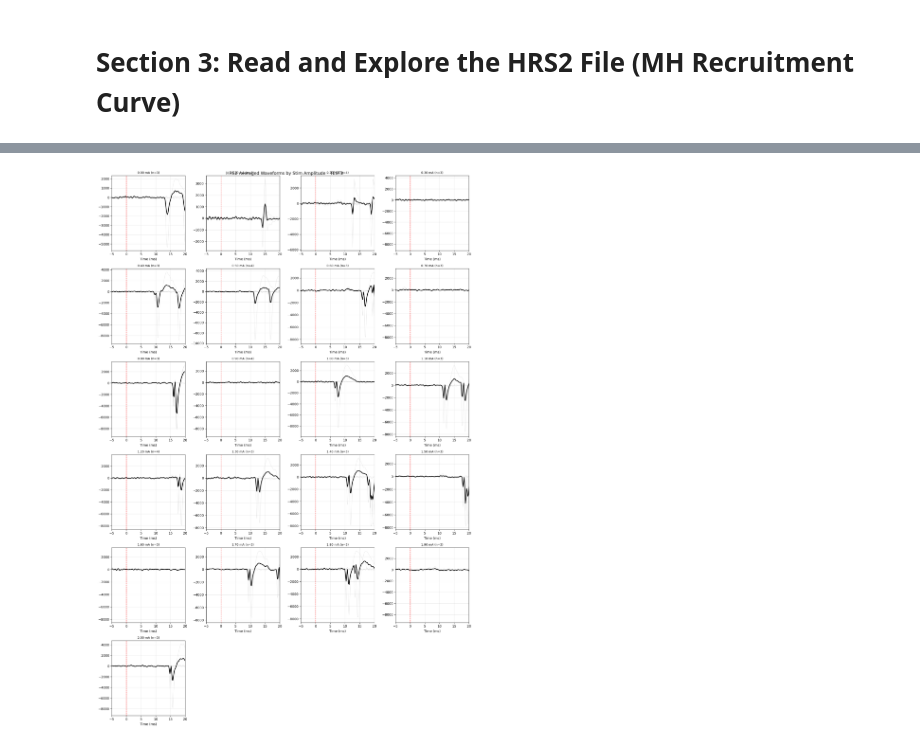
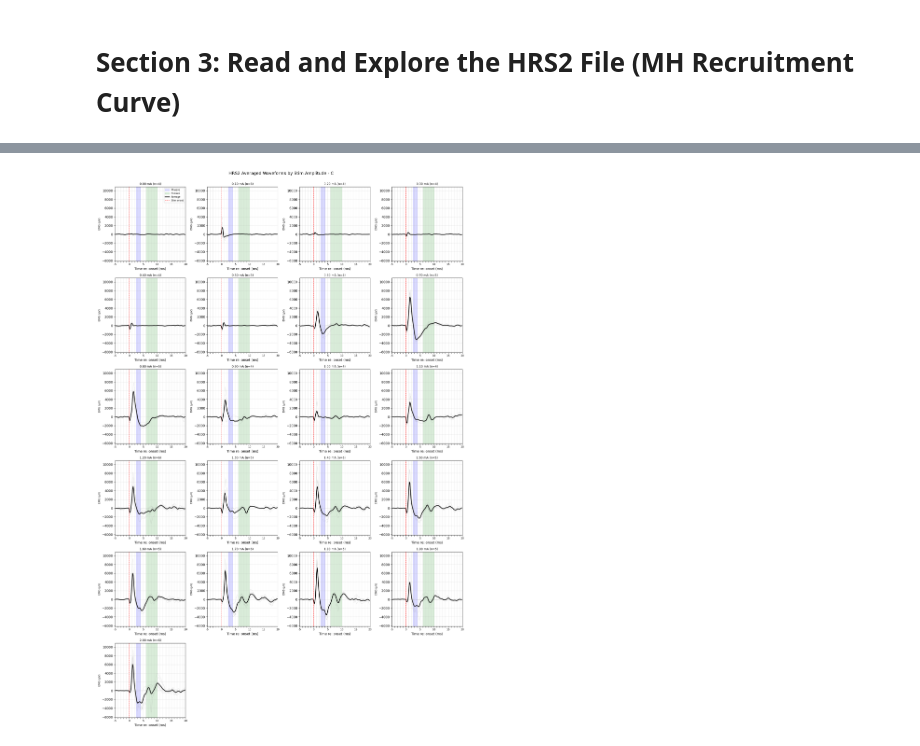
Before and after one commit to yahriels/Open-Ephys-H-Reflex-Python-Data-Analysis, a Jupyter notebook: src/open_ephys/analysis/Read_H-Reflex_App.ipynb, the cells around one changed output, grey strips where cells are left out. Drawn from its saved outputs; the diff is of its cells as text; code cells hidden in the pictures.

```diff
--- a/src/open_ephys/analysis/Read_H-Reflex_App.ipynb
+++ b/src/open_ephys/analysis/Read_H-Reflex_App.ipynb
@@ -47,7 +47,7 @@ Set `recording_dir` to the path of your recording folder.
 The `.hrs1` and `.hrs2` files will be found automatically.
 # %%
 # ---- Set your recording directory here ----
-recording_dir = "TEST2"
+recording_dir = "FirstRealTestThatWOrkedddd"
 
 hrs1_path, hrs2_path = find_hrs_files(recording_dir)
 print(f"Recording directory: {recording_dir}")
@@ -160,6 +160,5 @@ Stats: min=78.17, Q1=83.73, median=87.66, Q3=93.24, max=119.96, std=9.80
 # %%
 # ---- Plot HRS1: Individual Trial Waveforms (first 6 trials) ----
-SAMPLE_RATE = 5000.0  # Hz (from the app)
 n_show = min(6, len(hrs1_trials))
 
 fig, axes = plt.subplots(2, 3, figsize=(16, 8))
@@ -331,3 +364,5 @@ if len(hrs2_emg_blocks) > 0:
+# %%
+shared_ylim = (-1500, 1500)  # Set a common y-axis limit for all trial plots
 # %%
 # ---- Plot HRS2: Interactive Trial Viewer ----
 # Paged 2x3 grid with per-trial zoom and ADC sync overlay toggle.
@@ -358,7 +393,7 @@ else:
     _all_emg = np.concatenate([d['emg'] for d in trial_plot_data])
     _lo, _hi = float(np.nanmin(_all_emg)), float(np.nanmax(_all_emg))
     _pad = max(0.08 * (_hi - _lo), 1.0)
-    shared_ylim = (_lo - _pad, _hi + _pad)
+    shared_ylim1 = (_lo - _pad, _hi + _pad)
 
     #  Pages
     pages = [trial_plot_data[i:i+N_PER_PAGE]
@@ -385,6 +420,7 @@ else:
         ax.tick_params(labelsize=fsz - 1)
         ax.grid(True, alpha=0.3)
         ax.set_ylim(shared_ylim)
+        #ax.set_ylim(shared_ylim1)
 
         legend_h = [h_onset]
         legend_l = ['Stim onset']
@@ -774,51 +955,85 @@ else:
 # %%
 # ---- Plot HRS2: Averaged Waveforms Grouped by Stimulation Amplitude ----
+# Trials are aligned to detected stim onset via get_trial_window() before averaging.
+# M- and H-wave windows are shaded on every subplot.
 from collections import defaultdict
 
+PRE_AVG_MS  = 5.0   # ms before stim onset
+POST_AVG_MS = 20.0  # ms after  stim onset
+
+M_WAVE_START_MS = 2.5
+M_WAVE_END_MS   = 4.0
+H_WAVE_START_MS = 6.0
+H_WAVE_END_MS   = 10.0
+
 if len(hrs2_trials) > 0:
-    # Group trials by stim amplitude
+    # Build onset-aligned windows grouped by amplitude
     groups = defaultdict(list)
     for trial in hrs2_trials:
         key = round(trial.stimulation_amplitude_ma, 2)
-        groups[key].append(trial.trial_data)
+        t_ms_win, emg_win, _, _ = get_trial_window(trial, PRE_AVG_MS, POST_AVG_MS)
+        groups[key].append((t_ms_win, emg_win))
+
+    # Shared y-limits across all individual traces (same approach as interactive viewer)
+    _all_emg = np.concatenate([emg for windows in groups.values() for _, emg in windows])
+    _lo, _hi = float(np.nanmin(_all_emg)), float(np.nanmax(_all_emg))
+    _pad = max(0.08 * (_hi - _lo), 1.0)
+    shared_ylim = (_lo - _pad, _hi + _pad)
 
     sorted_amps = sorted(groups.keys())
     n_groups = len(sorted_amps)
     n_cols = 4
     n_rows = int(np.ceil(n_groups / n_cols))
 
+    # Tick every integer, label only multiples of 5
+    x_ticks  = np.arange(-int(PRE_AVG_MS), int(POST_AVG_MS) + 1, 1)
+    x_labels = [str(t) if t % 5 == 0 else '' for t in x_ticks]
+
     fig, axes = plt.subplots(n_rows, n_cols, figsize=(16, 4 * n_rows))
     axes = np.array(axes).flatten()
 
     for idx, amp in enumerate(sorted_amps):
         ax = axes[idx]
-        waveforms = groups[amp]
+        windows = groups[amp]
 
-        # Pad/truncate to common length
-        max_len = max(len(w) for w in waveforms)
-        padded = np.full((len(waveforms), max_len), np.nan)
-        for k, w in enumerate(waveforms):
-            padded[k, :len(w)] = w
+        t_ref = windows[0][0]
+        n_pts = len(t_ref)
 
-        t_ms = (np.arange(max_len) - BIN_SAMPLES) * MS_PER_SAMPLE
+        padded = np.full((len(windows), n_pts), np.nan)
+        for k, (_, emg) in enumerate(windows):
+            n = min(len(emg), n_pts)
+            padded[k, :n] = emg[:n]
+
         avg = np.nanmean(padded, axis=0)
 
-        # Plot individual traces faintly
+        # M- and H-wave shaded regions (drawn first so traces render on top)
+        ax.axvspan(M_WAVE_START_MS, M_WAVE_END_MS, color='blue',  alpha=0.15, label='M-wave')
+        ax.axvspan(H_WAVE_START_MS, H_WAVE_END_MS, color='green', alpha=0.15, label='H-wave')
+
         for row in padded:
-            ax.plot(t_ms, row, color='gray', alpha=0.3, linewidth=0.5)
+            ax.plot(t_ref, row, color='gray', alpha=0.3, linewidth=0.5)
 
-        # Plot average
-        ax.plot(t_ms, avg, color='black', linewidth=2)
-        ax.axvline(0, color='red', linestyle='--', linewidth=1)
-        ax.set_title(f'{amp:.2f} mA (n={len(waveforms)})', fontsize=9)
-        ax.set_xlim(-5, 20)
+        ax.plot(t_ref, avg, color='black', linewidth=2, label='Average')
+        ax.axvline(0, color='red', linestyle='--', linewidth=1, label='Stim onset')
+
+        ax.set_title(f'{amp:.2f} mA (n={len(windows)})', fontsize=9)
+        ax.set_xlim(-PRE_AVG_MS, POST_AVG_MS)
+        ax.set_ylim(shared_ylim)
+        ax.set_xticks(x_ticks)
+        ax.set_xticklabels(x_labels, fontsize=8)
         ax.grid(True, alpha=0.3)
-        ax.set_xlabel('Time (ms)')
+        ax.set_xlabel('Time re: onset (ms)')
+        ax.set_ylabel('EMG (µV)', fontsize=8)
+
+        if idx == 0:
+            ax.legend(fontsize=7, loc='upper right')
 
     for j in range(n_groups, len(axes)):
         axes[j].axis('off')
 
-    fig.suptitle(f'HRS2 Averaged Waveforms by Stim Amplitude - {hrs2_header.subject_id}', fontsize=13)
+    print(f"Shared EMG y-axis: [{shared_ylim[0]:.1f}, {shared_ylim[1]:.1f}] µV")
+    fig.suptitle(f'HRS2 Averaged Waveforms by Stim Amplitude - {hrs2_header.subject_id}',
+                 fontsize=13, y=1.00)
     plt.tight_layout()
     plt.show()
 else:
@@ -827,3 +1043,3 @@ else:
-[figure, old version]
+[figure, new version]
 # %%
 # ---- Plot HRS2: Recruitment Curve (M-wave and H-wave peak amplitudes) ----
```
Also changed, not shown: parts of 20 cells of this notebook, 1 other file.
